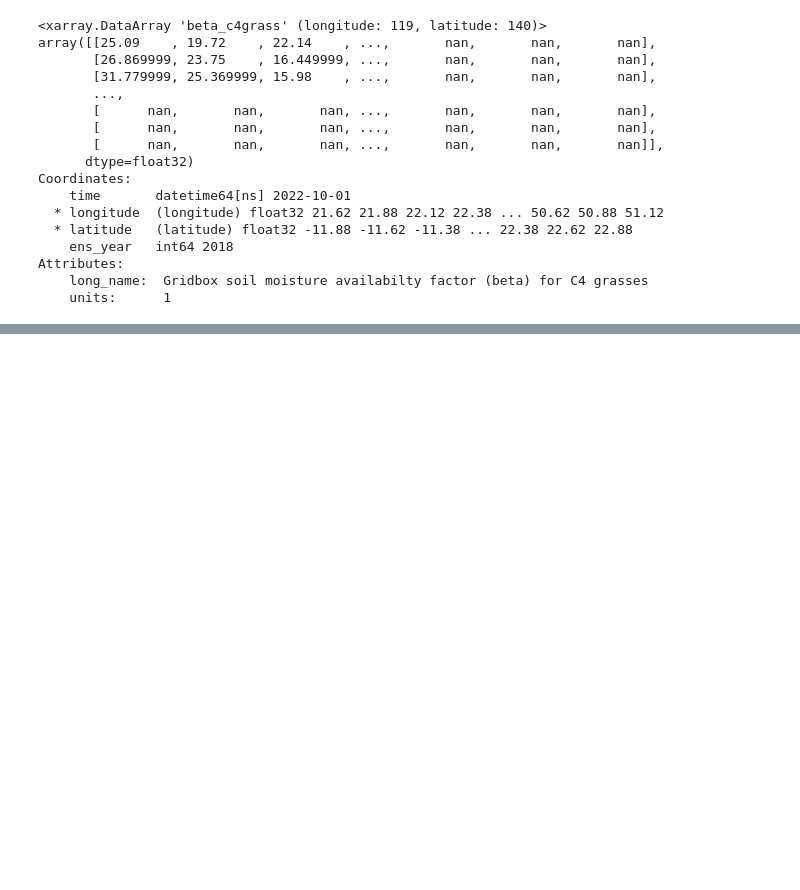
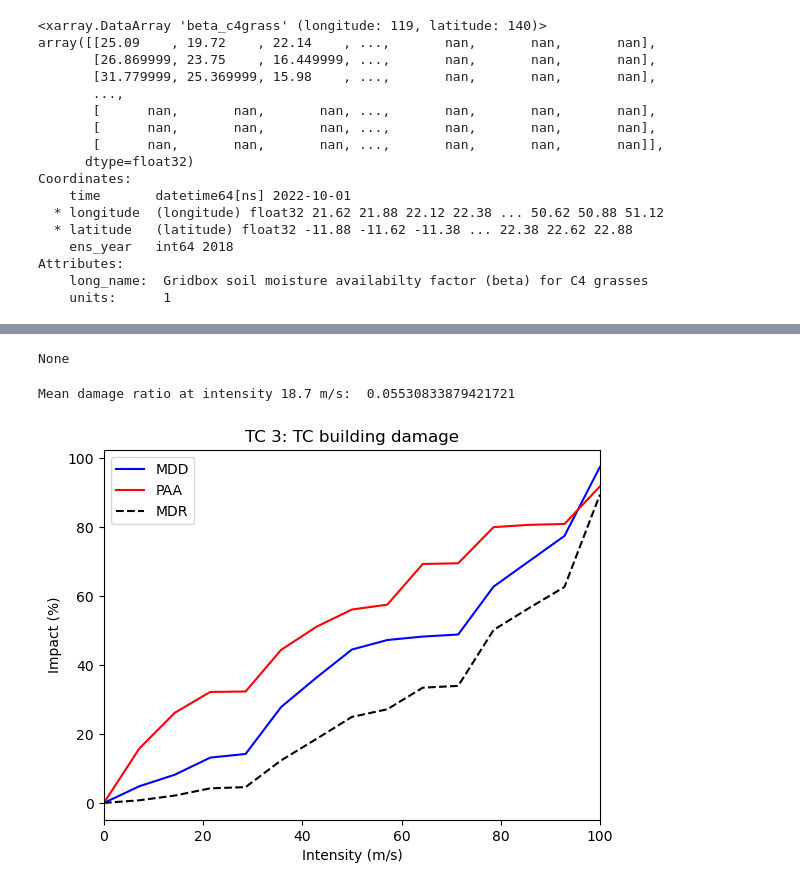
Before and after one commit to icpac-igad/ea-ibf-climada, a Jupyter notebook: drought/ibf_tamsat_wrsi.ipynb, the cells around one changed output, grey strips where cells are left out. Saved outputs shown, nothing was run; the diff lists cells and outputs as text; code cells hidden in the pictures; blank space fills up the shorter version.

```diff
--- a/drought/ibf_tamsat_wrsi.ipynb
+++ b/drought/ibf_tamsat_wrsi.ipynb
@@ -80,0 +154,28 @@ db2.rio.to_raster(f'{workdata_path}tamsat_workshpdata/for_training/trail6_output
+# %%
+import numpy as np
+from climada.entity import ImpactFunc
+
+# We initialise a dummy ImpactFunc for tropical cyclone wind damage to building.
+# Giving the ImpactFunc an arbitrary id 3.
+imp_fun = ImpactFunc()
+imp_fun.haz_type = 'TC'
+imp_fun.id = 3
+imp_fun.name = 'TC building damage'
+# provide unit of the hazard intensity
+imp_fun.intensity_unit = 'm/s'
+# provide values for the hazard intensity, mdd, and paa
+imp_fun.intensity = np.linspace(0, 100, num=15)
+imp_fun.mdd = np.concatenate((np.array([0]),np.sort(np.random.rand(14))), axis=0)
+imp_fun.paa = np.concatenate((np.array([0]),np.sort(np.random.rand(14))), axis=0)
+# check if the all the attributes are set correctly
+print(imp_fun.check())
+# %% [output]
+None
+# %%
+print('Mean damage ratio at intensity 18.7 m/s: ', imp_fun.calc_mdr(18.7))
+# %% [output]
+Mean damage ratio at intensity 18.7 m/s:  0.05530833879421721
+# %%
+imp_fun.plot();
+# %% [output]
+[figure, added]
```
Also changed, not shown: parts of 72 cells of this notebook, 1 other file.
